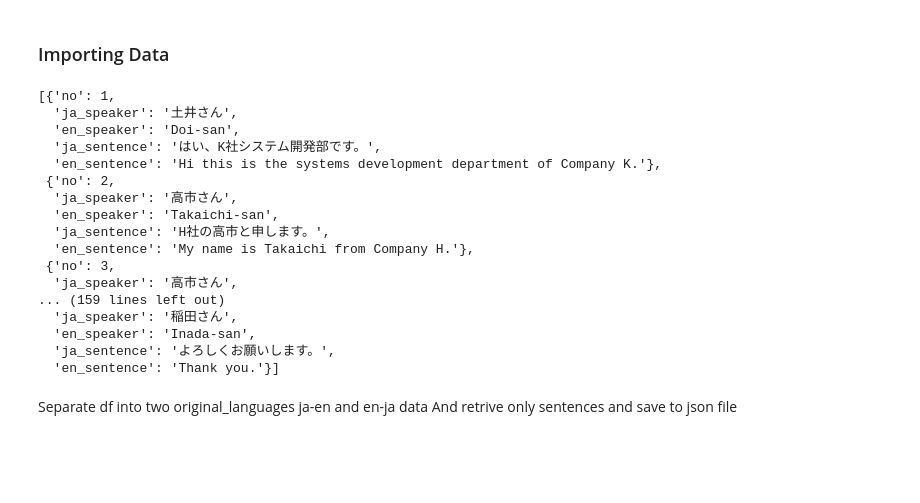
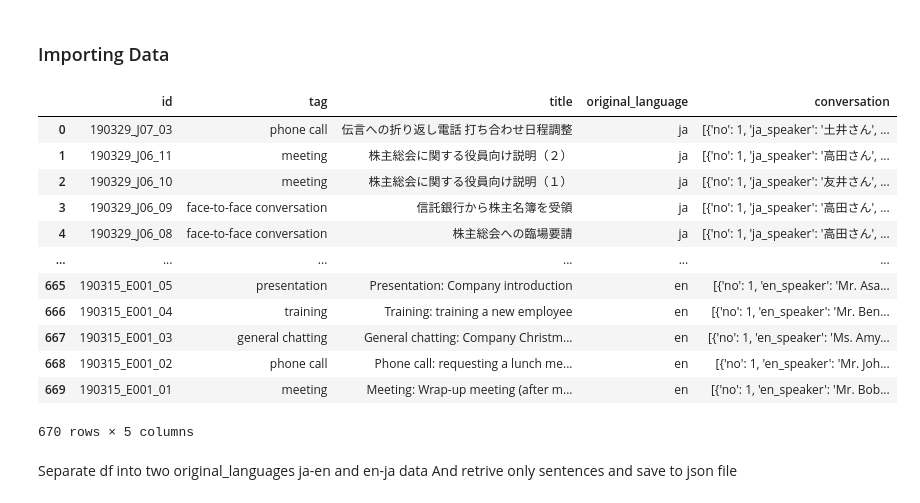
Before and after one commit to su0315/discourse_context_mt, a Jupyter notebook: data/BSD-master/bsd_data_stat.ipynb, the cells around one changed output. Saved outputs shown, nothing was run; the diff lists cells and outputs as text; code cells hidden in the pictures; blank space fills up the shorter version.

```diff
--- a/data/BSD-master/bsd_data_stat.ipynb
+++ b/data/BSD-master/bsd_data_stat.ipynb
@@ -9,25 +9,21 @@ import numpy as np
 ### Importing Data
 # %%
 df_train = pd.read_json("/home/sumire/discourse_context_mt/data/BSD-master/train.json")
-df_train['conversation'].iloc[0]
+df_train
 # %% [output]
+|  | id | tag | title | original_language | conversation |
+| 0 | 190329_J07_03 | phone call | 伝言への折り返し電話 打ち合わせ日程調整 | ja | [{'no': 1, 'ja_speaker': '土井さん', ... |
+| 1 | 190329_J06_11 | meeting | 株主総会に関する役員向け説明（２） | ja | [{'no': 1, 'ja_speaker': '高田さん', ... |
+| 2 | 190329_J06_10 | meeting | 株主総会に関する役員向け説明（１） | ja | [{'no': 1, 'ja_speaker': '友井さん', ... |
+| 3 | 190329_J06_09 | face-to-face conversation | 信託銀行から株主名簿を受領 | ja | [{'no': 1, 'ja_speaker': '高田さん', ... |
+| 4 | 190329_J06_08 | face-to-face conversation | 株主総会への臨場要請 | ja | [{'no': 1, 'ja_speaker': '高田さん', ... |
+| ... | ... | ... | ... | ... | ... |
+| 665 | 190315_E001_05 | presentation | Presentation: Company introduction | en | [{'no': 1, 'en_speaker': 'Mr. Asa... |
+| 666 | 190315_E001_04 | training | Training: training a new employee | en | [{'no': 1, 'en_speaker': 'Mr. Ben... |
+| 667 | 190315_E001_03 | general chatting | General chatting: Company Christm... | en | [{'no': 1, 'en_speaker': 'Ms. Amy... |
+| 668 | 190315_E001_02 | phone call | Phone call: requesting a lunch me... | en | [{'no': 1, 'en_speaker': 'Mr. Joh... |
+| 669 | 190315_E001_01 | meeting | Meeting: Wrap-up meeting (after m... | en | [{'no': 1, 'en_speaker': 'Mr. Bob... |
-[{'no': 1,
-  'ja_speaker': '土井さん',
-  'en_speaker': 'Doi-san',
-  'ja_sentence': 'はい、K社システム開発部です。',
-  'en_sentence': 'Hi this is the systems development department of Company K.'},
- {'no': 2,
-  'ja_speaker': '高市さん',
-  'en_speaker': 'Takaichi-san',
-  'ja_sentence': 'H社の高市と申します。',
-  'en_sentence': 'My name is Takaichi from Company H.'},
- {'no': 3,
-  'ja_speaker': '高市さん',
-... (159 lines left out)
-  'ja_speaker': '稲田さん',
-  'en_speaker': 'Inada-san',
-  'ja_sentence': 'よろしくお願いします。',
-  'en_sentence': 'Thank you.'}]
+670 rows × 5 columns
 # %%
 df_dev = pd.read_json("/home/sumire/discourse_context_mt/data/BSD-master/dev.json")
 #df_dev.head()
```
Also changed, not shown: parts of 2 cells of this notebook, 1 other file.
